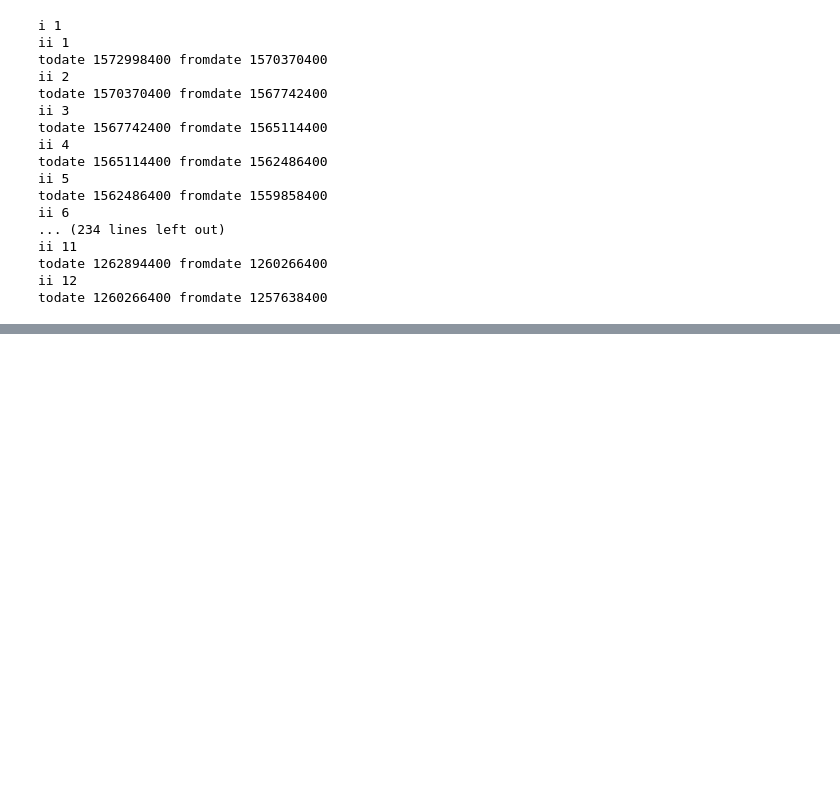
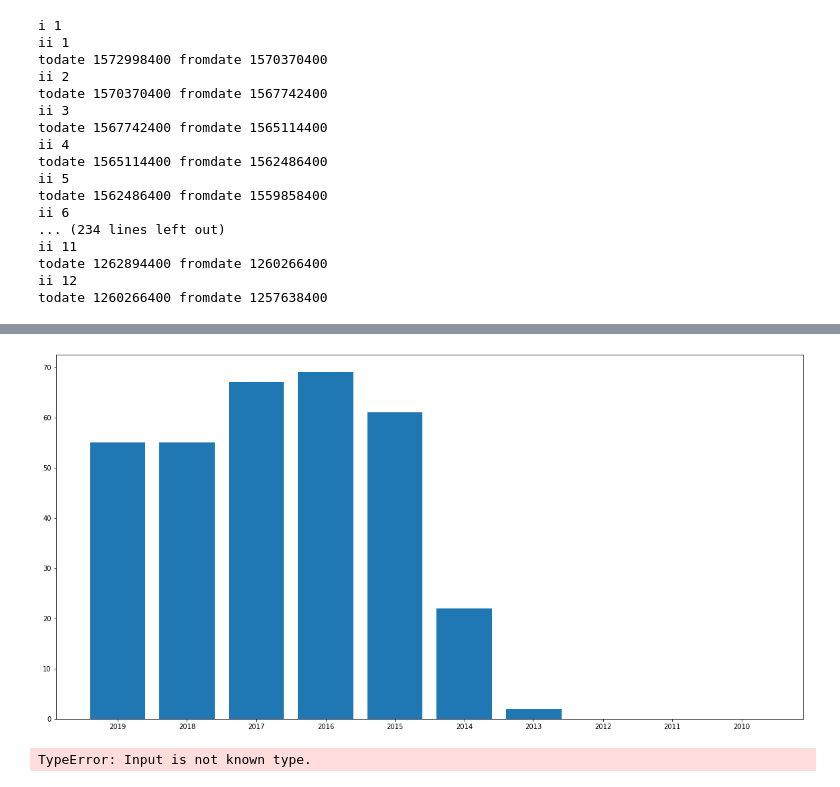
Before and after one commit to MadsVSChristensen/socialgraphs-project, a Jupyter notebook: Project assignment.ipynb, the cells around one changed output, grey strips where cells are left out. Drawn from its saved outputs; the diff is of its cells as text; code cells hidden in the pictures; blank space fills up the shorter version.

```diff
--- a/Project assignment.ipynb
+++ b/Project assignment.ipynb
@@ -102,3 +110,27 @@ ii 11
 todate 1262894400 fromdate 1260266400
 ii 12
 todate 1260266400 fromdate 1257638400
+# %%
+#Tags per year
+tags2019 = [re.sub(r"(-)*(\d)+(\..)*","",tag) for tag in yearList[0]]
+tags2018 = [re.sub(r"(-)*(\d)+(\..)*","",tag) for tag in yearList[1]]
+tags2017 = [re.sub(r"(-)*(\d)+(\..)*","",tag) for tag in yearList[2]]
+tags2016 = [re.sub(r"(-)*(\d)+(\..)*","",tag) for tag in yearList[3]]
+tags2015 = [re.sub(r"(-)*(\d)+(\..)*","",tag) for tag in yearList[4]]
+tags2014 = [re.sub(r"(-)*(\d)+(\..)*","",tag) for tag in yearList[5]]
+tags2013 = [re.sub(r"(-)*(\d)+(\..)*","",tag) for tag in yearList[6]]
+tags2012 = [re.sub(r"(-)*(\d)+(\..)*","",tag) for tag in yearList[7]]
+tags2011 = [re.sub(r"(-)*(\d)+(\..)*","",tag) for tag in yearList[8]]
+tags2010 = [re.sub(r"(-)*(\d)+(\..)*","",tag) for tag in yearList[9]]
+
+#Dict pr. year
+tags2019dict = Counter(tags2019)
+tags2018dict = Counter(tags2018)
+tags2017dict = Counter(tags2017)
+tags2016dict = Counter(tags2016)
+tags2015dict = Counter(tags2015)
+tags2014dict = Counter(tags2014)
+tags2013dict = Counter(tags2013)
+tags2012dict = Counter(tags2012)
+tags2011dict = Counter(tags2011)
+tags2010dict = Counter(tags2010)
@@ -105,5 +197,15 @@ todate 1260266400 fromdate 1257638400
+# %%
+barsreact = [tags2019dict['reactjs'], tags2018dict['reactjs'], tags2017dict['reactjs'], tags2016dict['reactjs'], tags2015dict['reactjs'], tags2014dict['reactjs'], tags2013dict['reactjs'], tags2012dict['reactjs'], tags2011dict['reactjs'],tags2010dict['reactjs']]
+
+plt.figure(figsize=(20,10))
+plt.bar(['2019','2018','2017','2016','2015','2014','2013','2012','2011','2010'],barsreact)
+plt.show()
+# %% [output]
+[figure, added]
 # %%
-allTags = []
-
+network = nx.Graph(list(dict.fromkey(allTags)))
 for json in jsons:
     for question in json['items']:
+        for tag in question['tags']:
+# %% [output]
+TypeError: Input is not known type.
```
Also changed, not shown: parts of 7 cells of this notebook, 1 other file.
